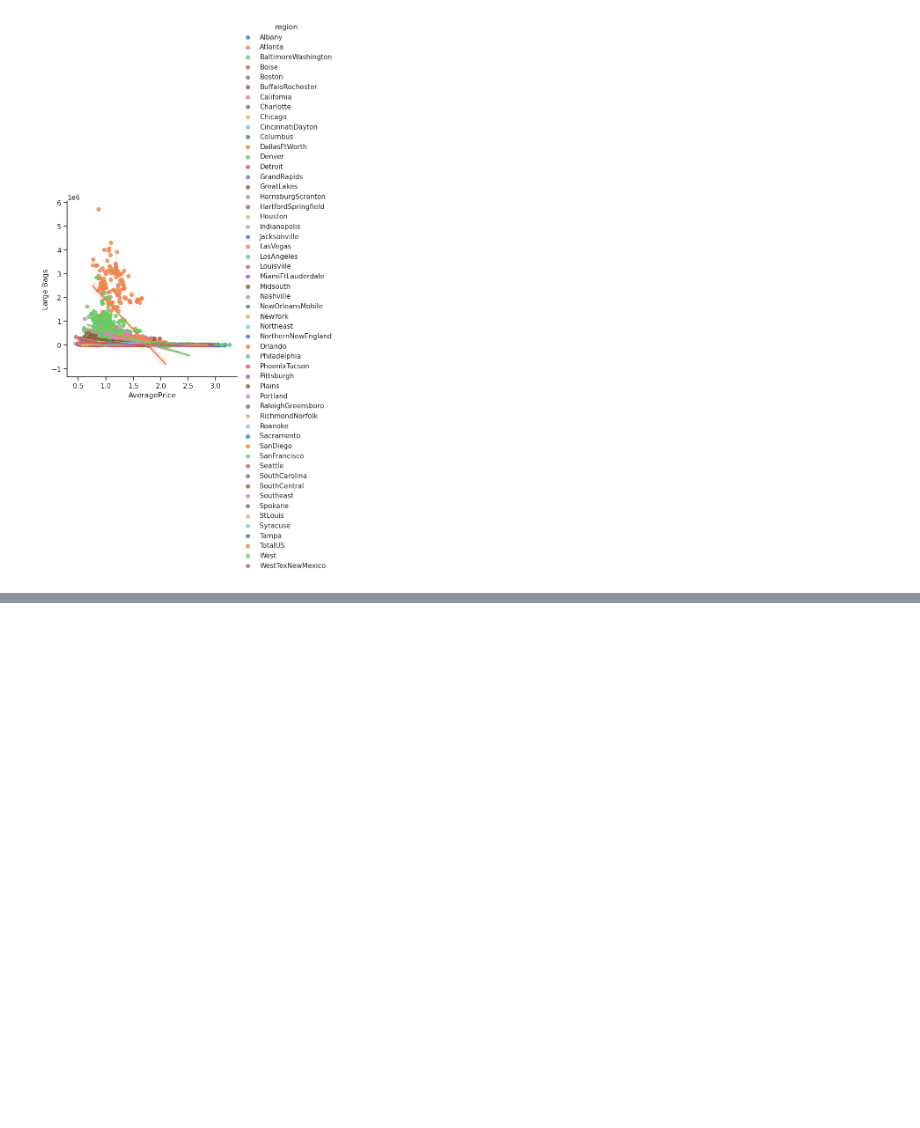
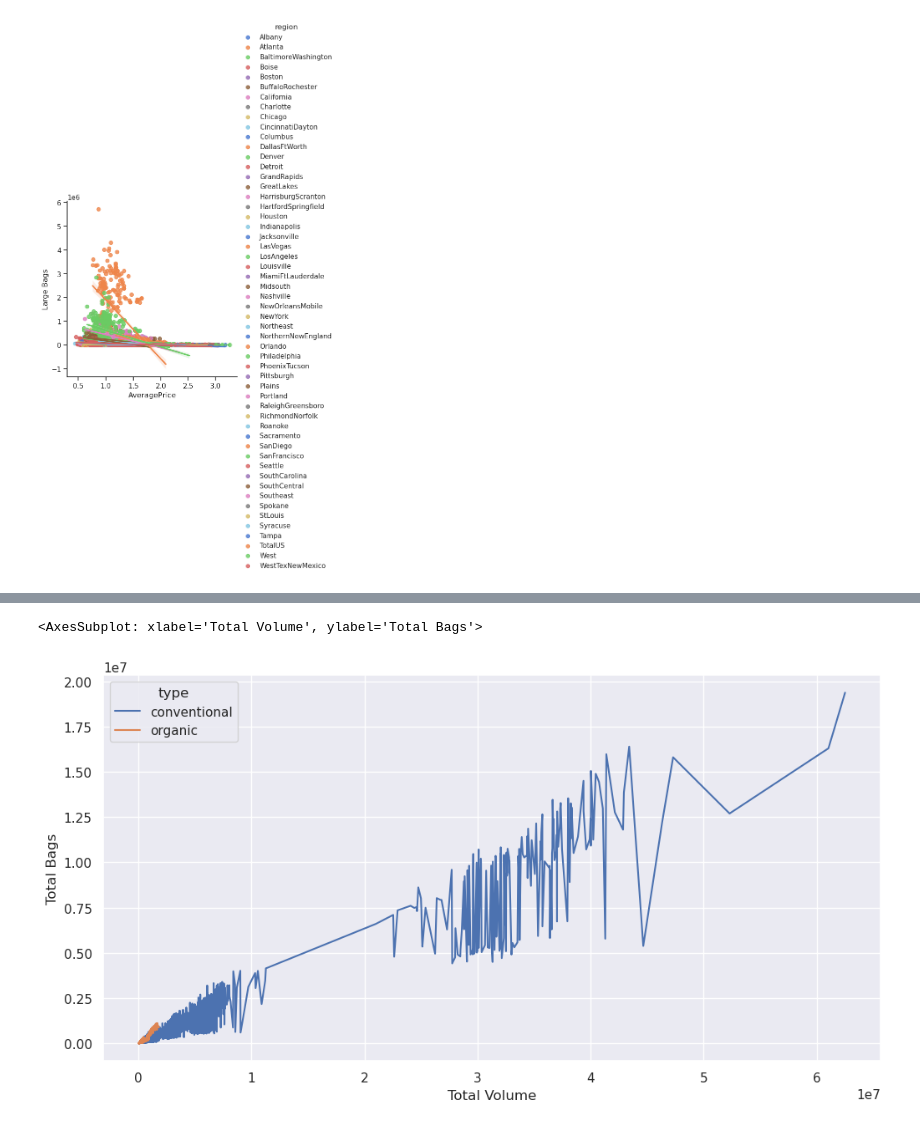
Before and after one commit to arturmusalimov/ml_shared, a Jupyter notebook: week3/Seaborn_Intro.ipynb, the cells around one changed output, grey strips where cells are left out. Drawn from its saved outputs; the diff is of its cells as text; code cells hidden in the pictures; blank space fills up the shorter version.

```diff
--- a/week3/Seaborn_Intro.ipynb
+++ b/week3/Seaborn_Intro.ipynb
@@ -41,0 +51,7 @@ sns.scatterplot(x="AveragePrice", y="Total Bags", data=df, ax=ax, hue="Total Vol
+# %%
+sns.set_theme(style="darkgrid")
+_, ax = plt.subplots(figsize=(12,6))
+sns.lineplot(x="Total Volume", y="Total Bags", data=df, ax=ax, hue="type")
+# %% [output]
+<AxesSubplot: xlabel='Total Volume', ylabel='Total Bags'>
+[figure, added]
```
Also changed, not shown: parts of 5 cells of this notebook.
